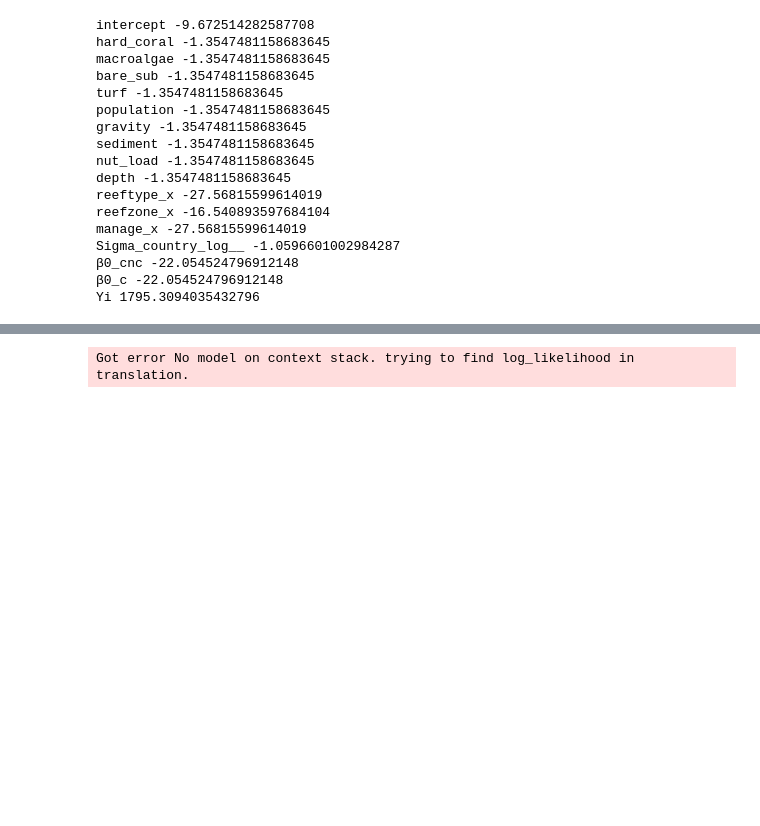
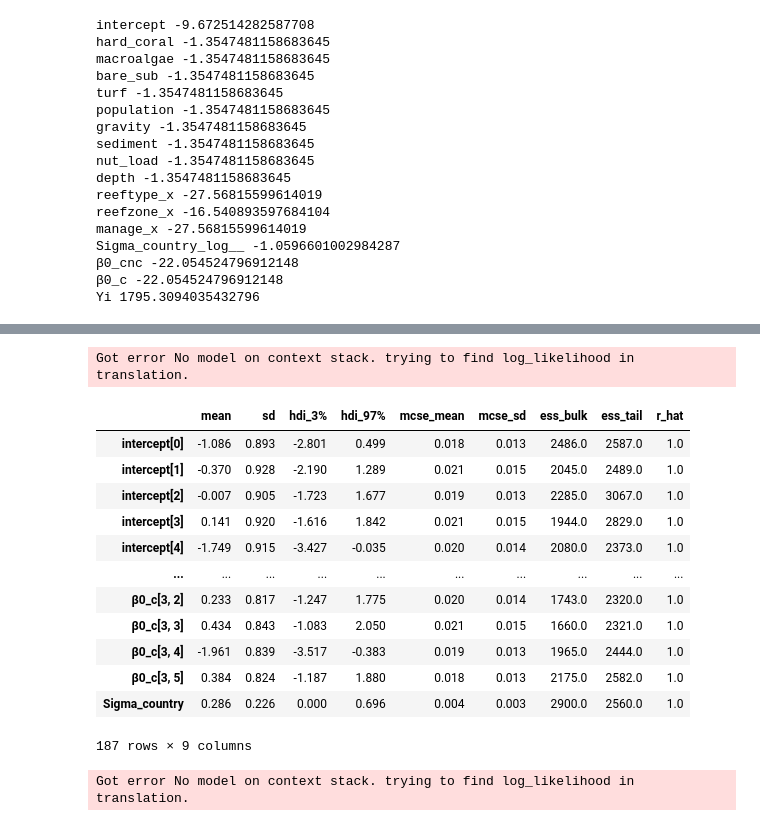
Before and after one commit to jpwrobinson/nutrient-productivity, a Jupyter notebook: py-notebook/NutProd_Dirichlet_pymc3.ipynb, the cells around one changed output, grey strips where cells are left out. Saved outputs shown, nothing was run; the diff lists cells and outputs as text; code cells hidden in the pictures; blank space fills up the shorter version.

```diff
--- a/py-notebook/NutProd_Dirichlet_pymc3.ipynb
+++ b/py-notebook/NutProd_Dirichlet_pymc3.ipynb
@@ -260,3 +259,20 @@ Got error No model on context stack. trying to find log_likelihood in translatio
+# %%
+pm.summary(trace_dm, var_names=['~^alpha'], filter_vars="regex")
+# %% [output]
+Got error No model on context stack. trying to find log_likelihood in translation.
+|  | mean | sd | hdi_3% | hdi_97% | mcse_mean | mcse_sd | ess_bulk | ess_tail | r_hat |
+| intercept[0] | -1.086 | 0.893 | -2.801 | 0.499 | 0.018 | 0.013 | 2486.0 | 2587.0 | 1.0 |
+| intercept[1] | -0.370 | 0.928 | -2.190 | 1.289 | 0.021 | 0.015 | 2045.0 | 2489.0 | 1.0 |
+| intercept[2] | -0.007 | 0.905 | -1.723 | 1.677 | 0.019 | 0.013 | 2285.0 | 3067.0 | 1.0 |
+| intercept[3] | 0.141 | 0.920 | -1.616 | 1.842 | 0.021 | 0.015 | 1944.0 | 2829.0 | 1.0 |
+| intercept[4] | -1.749 | 0.915 | -3.427 | -0.035 | 0.020 | 0.014 | 2080.0 | 2373.0 | 1.0 |
+| ... | ... | ... | ... | ... | ... | ... | ... | ... | ... |
+| β0_c[3, 2] | 0.233 | 0.817 | -1.247 | 1.775 | 0.020 | 0.014 | 1743.0 | 2320.0 | 1.0 |
+| β0_c[3, 3] | 0.434 | 0.843 | -1.083 | 2.050 | 0.021 | 0.015 | 1660.0 | 2321.0 | 1.0 |
+| β0_c[3, 4] | -1.961 | 0.839 | -3.517 | -0.383 | 0.019 | 0.013 | 1965.0 | 2444.0 | 1.0 |
+| β0_c[3, 5] | 0.384 | 0.824 | -1.187 | 1.880 | 0.018 | 0.013 | 2175.0 | 2582.0 | 1.0 |
+| Sigma_country | 0.286 | 0.226 | 0.000 | 0.696 | 0.004 | 0.003 | 2900.0 | 2560.0 | 1.0 |
+187 rows × 9 columns
 # %%
 # Export summary stats
 tmp = pm.summary(trace_dm, var_names=['~Sigma_country', '~^alpha'], hdi_prob=0.95, filter_vars="regex")
```
Also changed, not shown: parts of 7 cells of this notebook, 32 other files.
